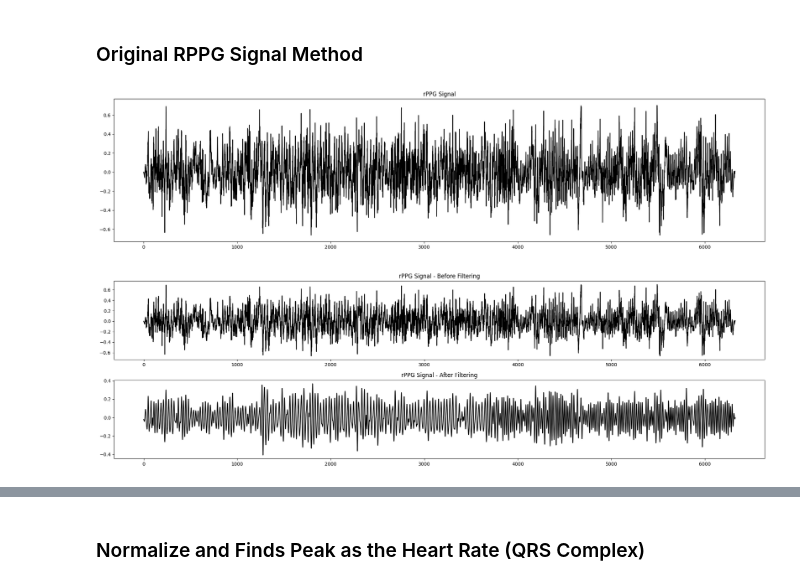
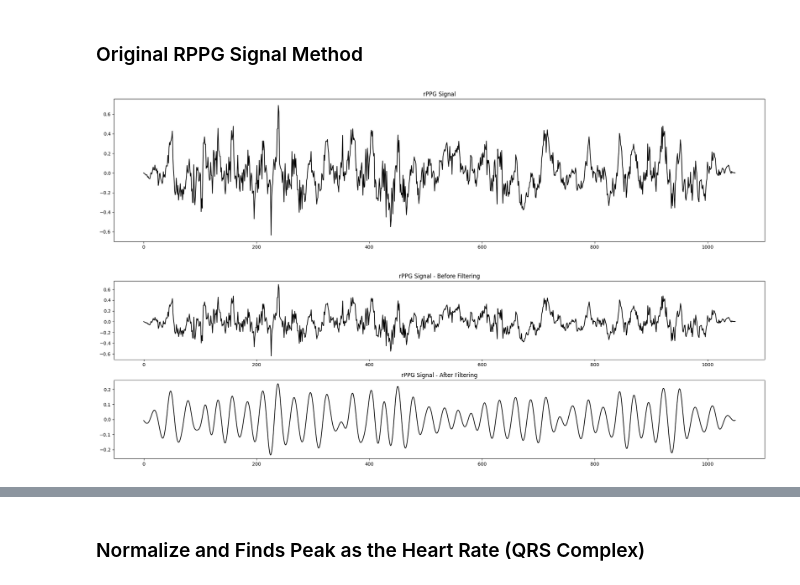
Before and after one commit to archiseino/hrv-plus-ultra, a Jupyter notebook: hrv-plus-ultra.ipynb, the cells around one changed output, grey strips where cells are left out. Cells and saved outputs as stored; diff of their text form; code cells hidden in the pictures.

```diff
--- a/hrv-plus-ultra.ipynb
+++ b/hrv-plus-ultra.ipynb
@@ -152,9 +143,15 @@ Our theoretical here, since the subject is moving along the video.
 
 ## Main Loop
 try:
+    f_count = 0
+    f_total = int(original_video.get(cv2.CAP_PROP_FRAME_COUNT))
+
     while original_video.isOpened():
         print(f'Processing Frame {f_count}/{f_total}', end='\r')
         ret, frame = original_video.read()
+
+        if not ret:
+            break
 
         ### 3. Mendeteksi area wajah menggunakan mediapipe
 
@@ -175,28 +172,10 @@ try:
                 ### 3.6 Mengkonversi lebar dan tinggi bounding box ke koordinat piksel
                 width, height = int(bbox.width * w), int(bbox.height * h)
 
-                # ### 3.7 Melakukan penyesuaian pada bounding box
-                # bbox_size_from_center = 70
-
-                # bbox_center_x = x + width // 2
-                # bbox_center_y = y + height // 2
-                # new_x = bbox_center_x - bbox_size_from_center
-                # new_y = bbox_center_y - bbox_size_from_center
-                # new_width = bbox_size_from_center * 2
-                # new_height = bbox_size_from_center * 2
-
                 ### 3.8 Menggambar bounding box pada frame
-                # cv2.rectangle(frame, (new_x, new_y), (new_x + new_width, new_y + new_height), (0, 255, 0), 2)
-
 
                 ### 4 Mendapatkan nilai rata-rata piksel dari ROI dan menambahkannya ke signal
-                # roi = frame[new_y:new_y+new_height, new_x:new_x+new_width]
-                # cv2.rectangle(frame, (x, y), (x + width, y + height), (0, 255, 0), 2)
-                # roi = frame[y:y+height, x:x+width]
-                # r_signal.append(np.mean(roi[:, :, 0]))
-                # g_signal.append(np.mean(roi[:, :, 1]))
-                # b_signal.append(np.mean(roi[:, :, 2]))
-                                # Define forehead ROI
+                # Define forehead ROI
                 forehead_x = x + width // 4  # Start slightly to the right of the left edge
                 forehead_y = y // 2 + 55 # Start at the top of the bounding box
                 forehead_width = width // 2  # Half the width of the bounding box
@@ -216,19 +195,31 @@ try:
                 g_signal.append(np.mean(roi[:, :, 1]))
                 b_signal.append(np.mean(roi[:, :, 2]))
 
+        # Add frame to buffer
+        frame_buffer.append(frame)
+        f_count += 1
 
-        if not ret:
+        # Check if buffer is full
+        if len(frame_buffer) >= buffer_size:
+            # Process the buffered rPPG signals
+            rppg_signal_buffer = np.array(r_signal[-buffer_size:])
+
+            gppg_signal_buffer = np.array(g_signal[-buffer_size:])
+
+            bppg_signal_buffer = np.array(b_signal[-buffer_size:])
+
+            # Break the loop
             break
 
         cv2.imshow('frame', frame)
         if cv2.waitKey(1) & 0xFF == ord('q'):
             break
 
-        f_count += 1
     original_video.release()
     cv2.destroyAllWindows()
 
 except Exception as e:
     original_video.release()
     cv2.destroyAllWindows()
+    print(f"An error occurred: {e}")
 # %% [output]
@@ -251,23 +273,25 @@ plt.show()
 # %%
 ## Calculating the RPPG Signal
 rgb_signals = np.array([r_signal, g_signal, b_signal])
 rgb_signals = rgb_signals.reshape(1, 3, -1)
-rppg_signal = cpu_POS(rgb_signals, fps=35)
+rppg_signal = POS(rgb_signals, fps=35)
 rppg_signal = rppg_signal.reshape(-1)
+# rppg_signal = wavelet_denoising(rppg_signal)
 
 # Show the RPPG Signal
 plt.figure(figsize=(20, 5))
 plt.plot(rppg_signal, color='black')
 plt.title('rPPG Signal')
 plt.tight_layout()
 plt.show()
 # %% [output]
-[figure, old version]
+[figure, new version]
 # %%
 ## Filter RPPG Signal
-fs = 35; lowcut = 0.9; highcut = 2.4; order = 3
-b, a = signal.butter(order, [lowcut, highcut], btype='band', fs=fs)
-filtered_rppg = signal.filtfilt(b, a, rppg_signal)
+# fs = 35; lowcut = 0.8; highcut = 2.8; order = 3
+# b, a = signal.butter(order, [lowcut, highcut], btype='band', fs=fs)
+# filtered_rppg = signal.filtfilt(b, a, rppg_signal)
+filtered_rppg = preprocess_signal(rppg_signal, fs=35)
 
 ## Show the Filtered RPPG Signal
 fig, ax = plt.subplots(2, 1, figsize=(20, 6))
@@ -278,4 +302,4 @@ ax[1].set_title('rPPG Signal - After Filtering')
 plt.tight_layout()
 plt.show()
 # %% [output]
-[figure, old version]
+[figure, new version]
```
Also changed, not shown: parts of 45 cells of this notebook, 2 other files.
